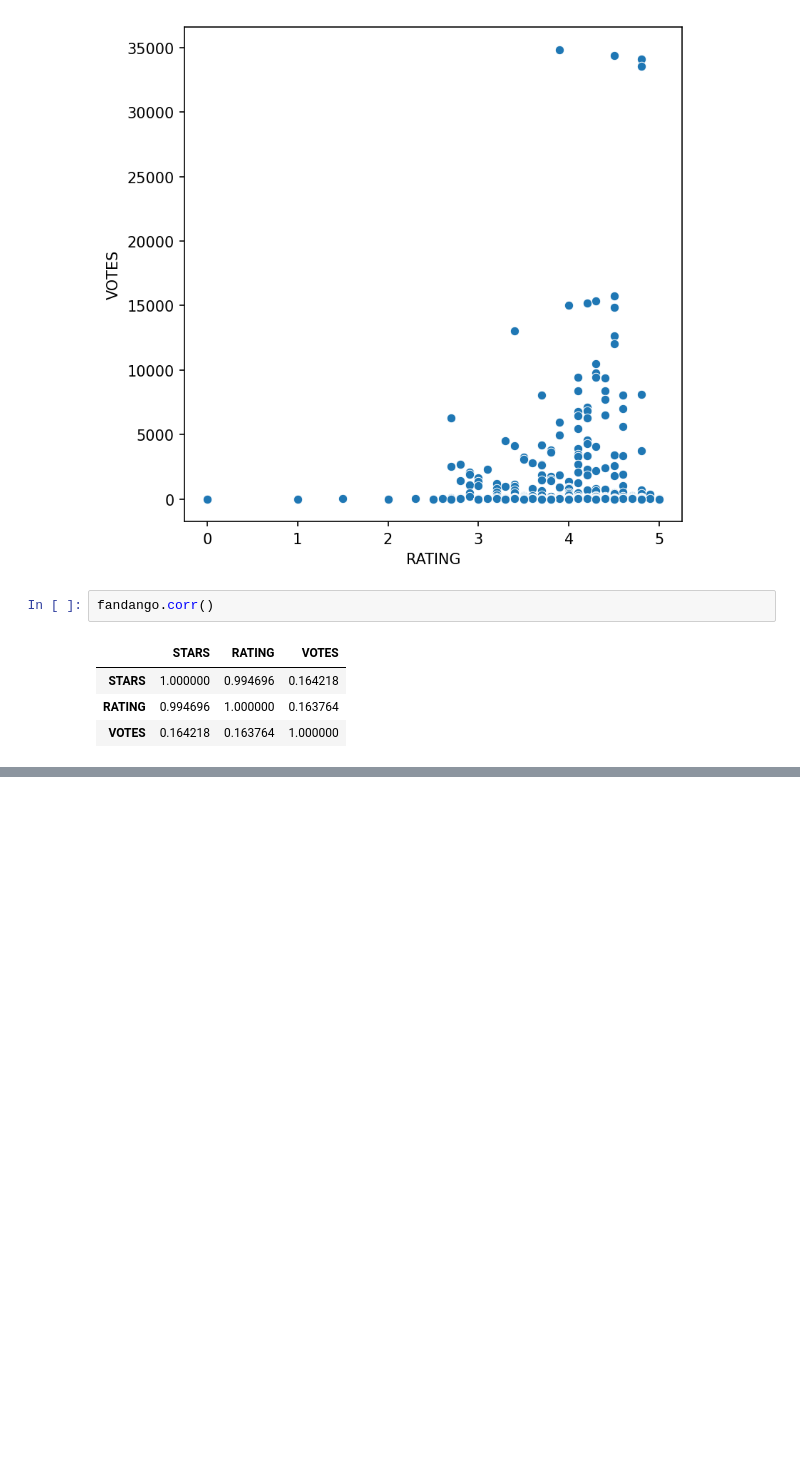
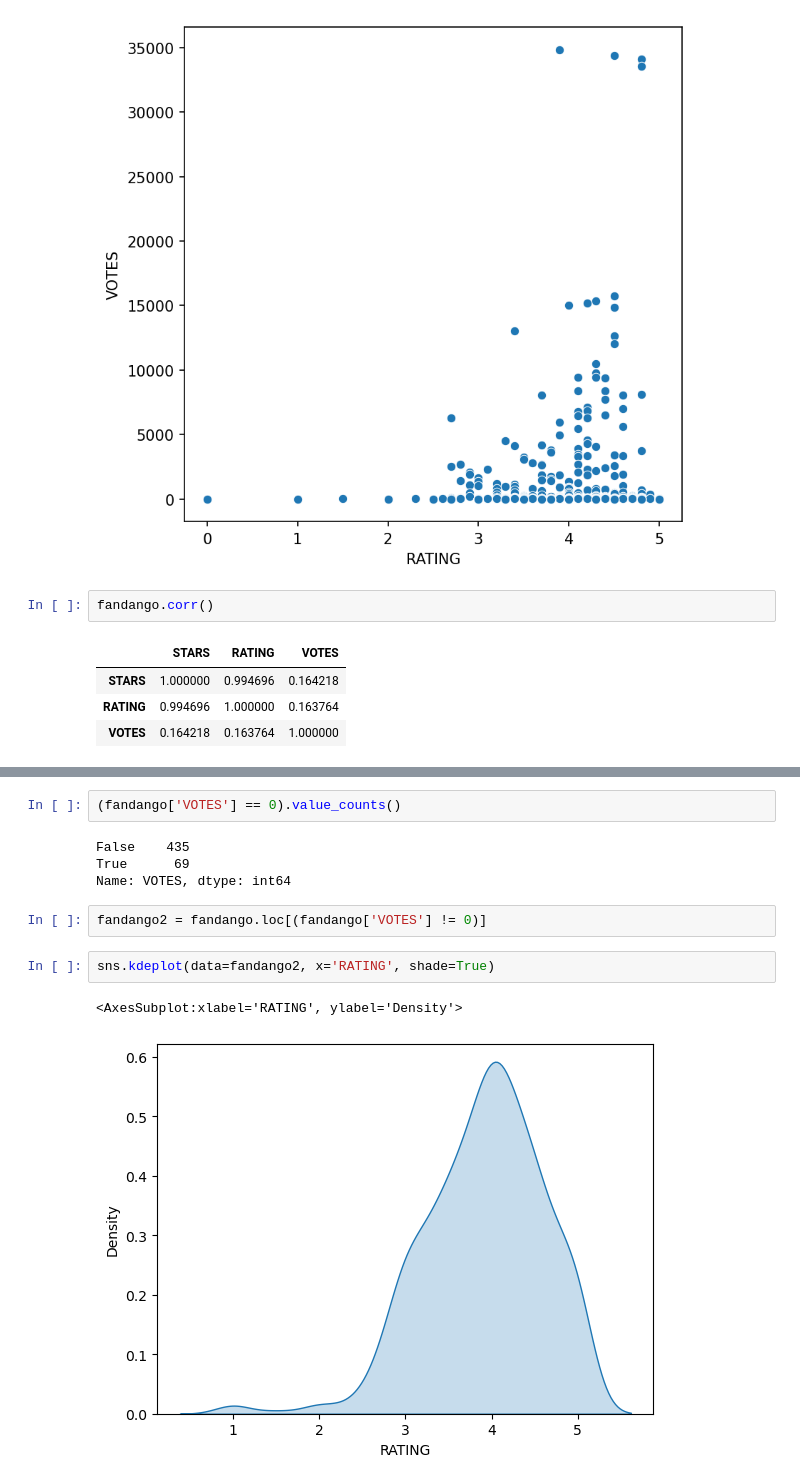
Before and after one commit to rohitcodism/ML-DS, a Jupyter notebook: Projects/Capstone-Project-1/capstone.ipynb, the cells around one changed output, grey strips where cells are left out. Saved outputs shown, nothing was run; the diff lists cells and outputs as text; blank space fills up the shorter version.

```diff
--- a/Projects/Capstone-Project-1/capstone.ipynb
+++ b/Projects/Capstone-Project-1/capstone.ipynb
@@ -66,0 +125,13 @@ TypeError: object of type 'int' has no len()
+# %%
+(fandango['VOTES'] == 0).value_counts()
+# %% [output]
+False    435
+True      69
+Name: VOTES, dtype: int64
+# %%
+fandango2 = fandango.loc[(fandango['VOTES'] != 0)]
+# %%
+sns.kdeplot(data=fandango2, x='RATING', shade=True)
+# %% [output]
+<AxesSubplot:xlabel='RATING', ylabel='Density'>
+[figure, added]
```
Also changed, not shown: parts of 11 cells of this notebook.
